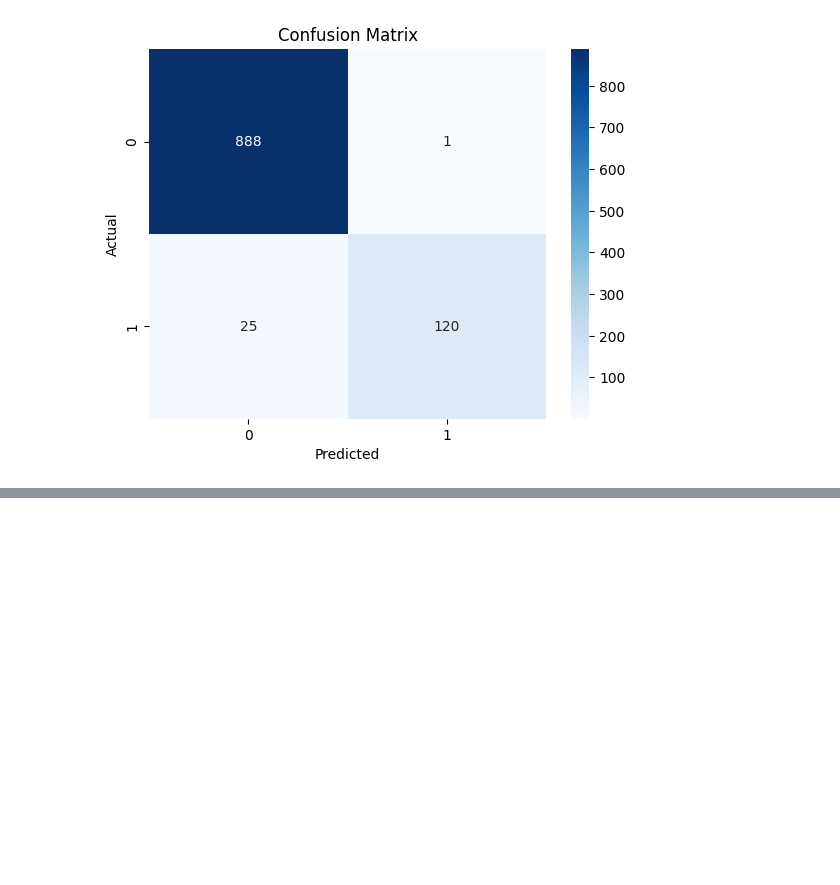
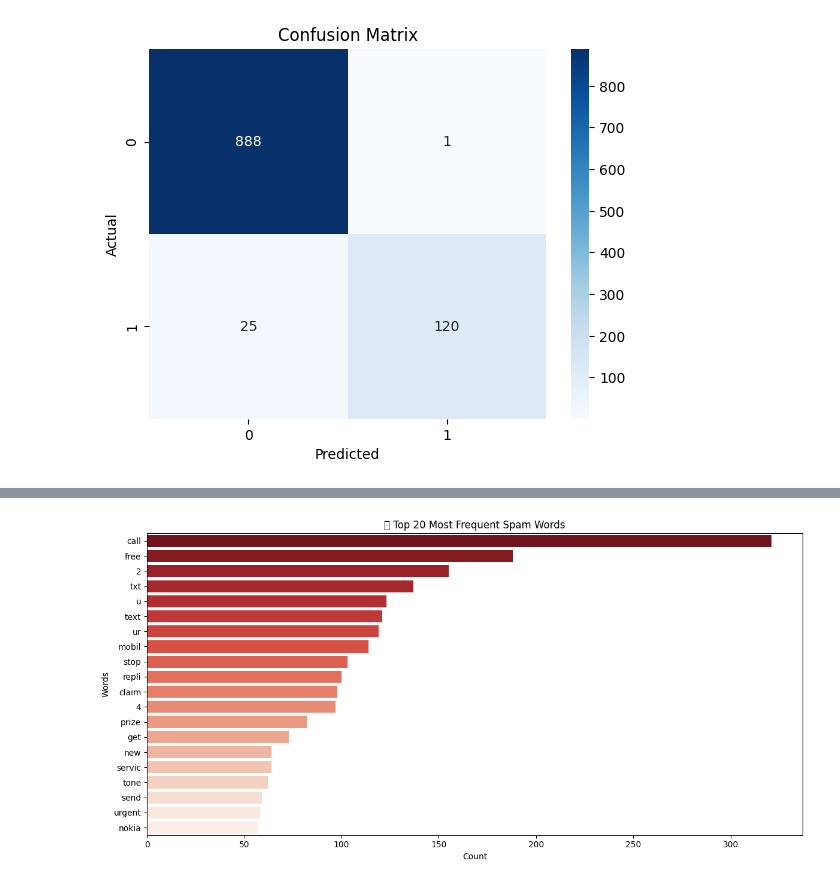
Before and after one commit to TshimoHlapane/Spam-Detector, a Jupyter notebook: notebooks/spam_detection.ipynb, the cells around one changed output, grey strips where cells are left out. Drawn from its saved outputs; the diff is of its cells as text; code cells hidden in the pictures; blank space fills up the shorter version.

Commit message:
Update README.md to include team members' GitHub links and modify spam_detection.ipynb to enhance spam analysis with new data entries and add visualizations for frequent spam words and ROC curve.

```diff
--- a/notebooks/spam_detection.ipynb
+++ b/notebooks/spam_detection.ipynb
@@ -167,0 +178,43 @@ plt.show()
+# %%
+
+import nltk
+from nltk.corpus import stopwords
+
+# Download stopwords if not already present
+nltk.download('stopwords')
+
+stop_words = set(stopwords.words('english'))
+
+# Step 1: Filter only spam messages
+spam_messages = df[df['target'] == 1]['text']
+
+# Step 2: Clean and tokenize
+ps = PorterStemmer()
+stop_words = set(stopwords.words('english'))
+
+def clean_text(text):
+    text = text.lower()
+    text = ''.join([c for c in text if c not in string.punctuation])
+    tokens = text.split()
+    tokens = [ps.stem(word) for word in tokens if word not in stop_words]
+    return tokens
+
+all_words = []
+for message in spam_messages:
+    all_words.extend(clean_text(message))
+
+# Step 3: Count and visualize top 20 words
+from collections import Counter
+word_freq = Counter(all_words)
+common_words = word_freq.most_common(20)
+
+# Plot
+words, counts = zip(*common_words)
+plt.figure(figsize=(12,6))
+sns.barplot(x=list(counts), y=list(words), palette="Reds_r")
+plt.title("🔠 Top 20 Most Frequent Spam Words")
+plt.xlabel("Count")
+plt.ylabel("Words")
+plt.tight_layout()
+plt.show()
+# %% [output]
@@ -167,0 +224 @@ plt.show()
+[figure, added]
```
Also changed, not shown: parts of 5 cells of this notebook, 4 other files.
